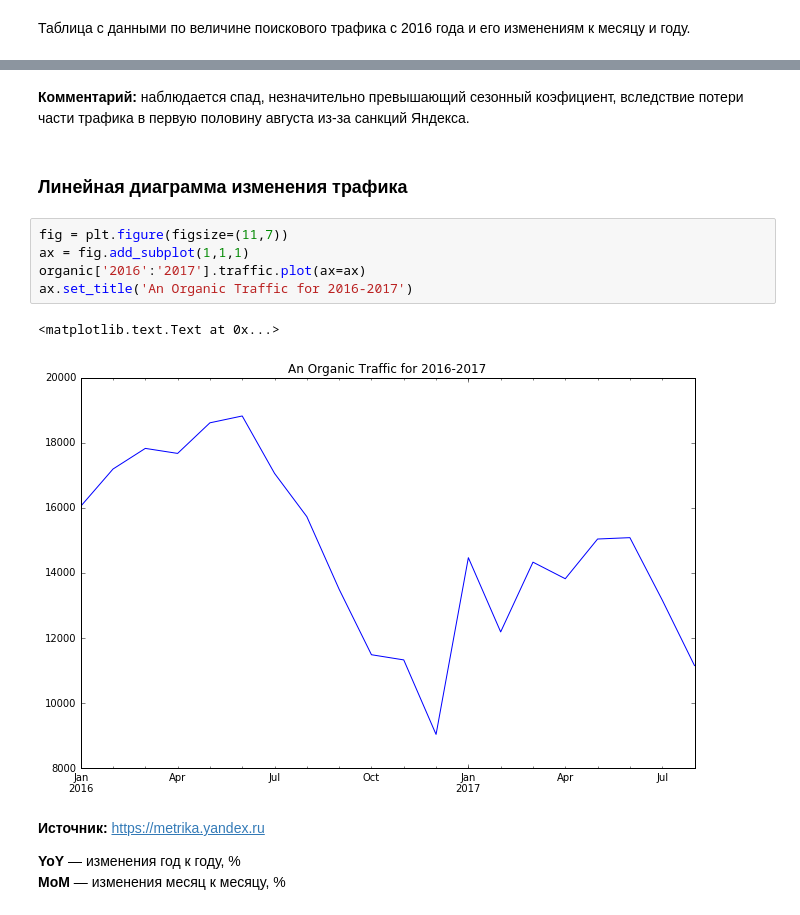
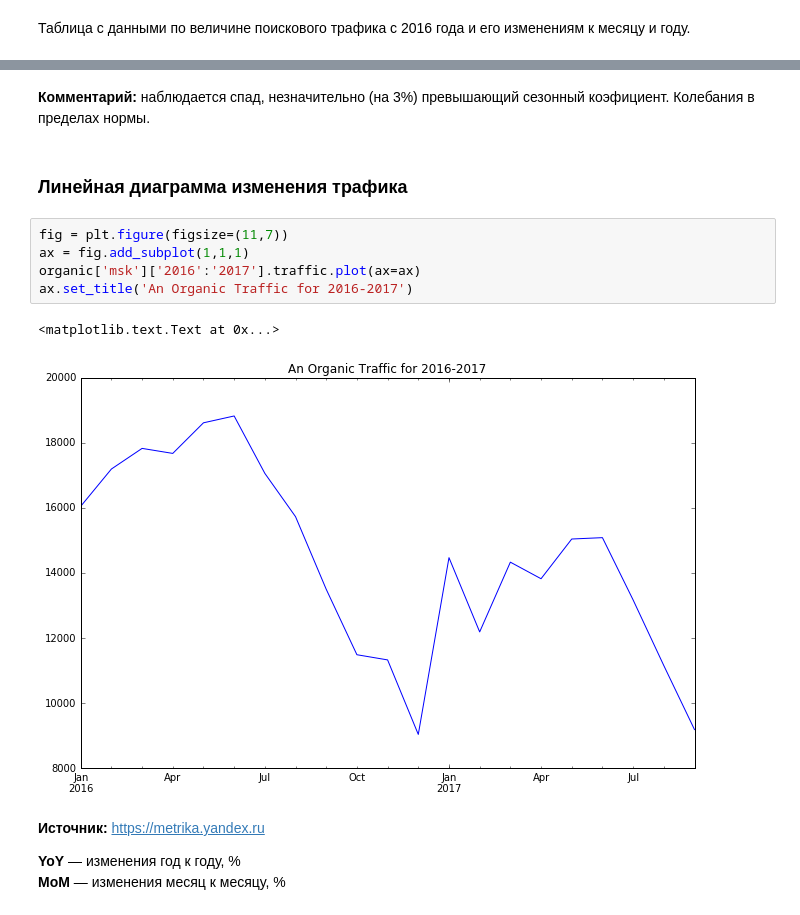
Before and after one commit to salon-love-forever/reports, a Jupyter notebook: salon-love-forever.ru.ipynb, the cells around one changed output, grey strips where cells are left out. Saved outputs shown, nothing was run; the diff lists cells and outputs as text.

```diff
--- a/salon-love-forever.ru.ipynb
+++ b/salon-love-forever.ru.ipynb
@@ -101,15 +99,15 @@ organic['2016':'2017']
 # %% [markdown]
-**Комментарий:** наблюдается спад, незначительно превышающий сезонный коэфициент, вследствие потери части трафика в первую половину августа из-за санкций Яндекса.
+**Комментарий:** наблюдается спад, незначительно (на 3%) превышающий сезонный коэфициент. Колебания в пределах нормы.
 # %% [markdown]
 ### Линейная диаграмма изменения трафика
 # %%
 fig = plt.figure(figsize=(11,7))
 ax = fig.add_subplot(1,1,1)
-organic['2016':'2017'].traffic.plot(ax=ax)
+organic['msk']['2016':'2017'].traffic.plot(ax=ax)
 ax.set_title('An Organic Traffic for 2016-2017')
 # %% [output]
 <matplotlib.text.Text at 0x...>
-[figure, old version]
+[figure, new version]
 # %% [markdown]
 **Источник:** https://metrika.yandex.ru
 
```
Also changed, not shown: parts of 22 cells of this notebook.
